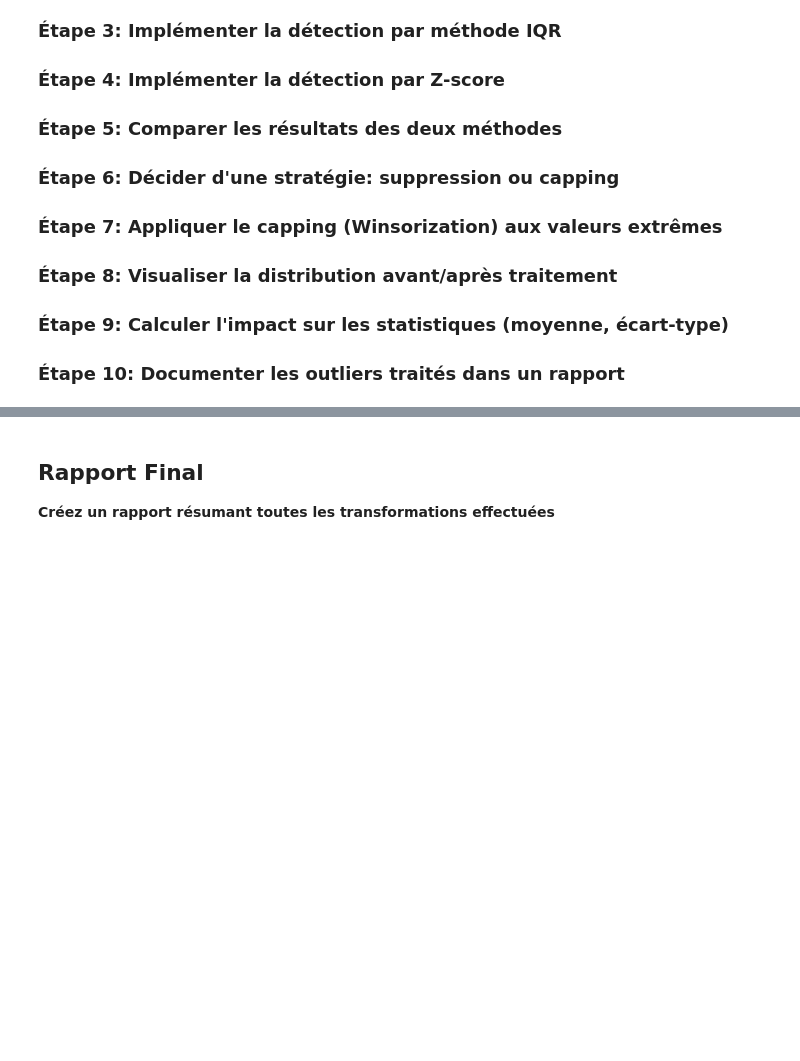
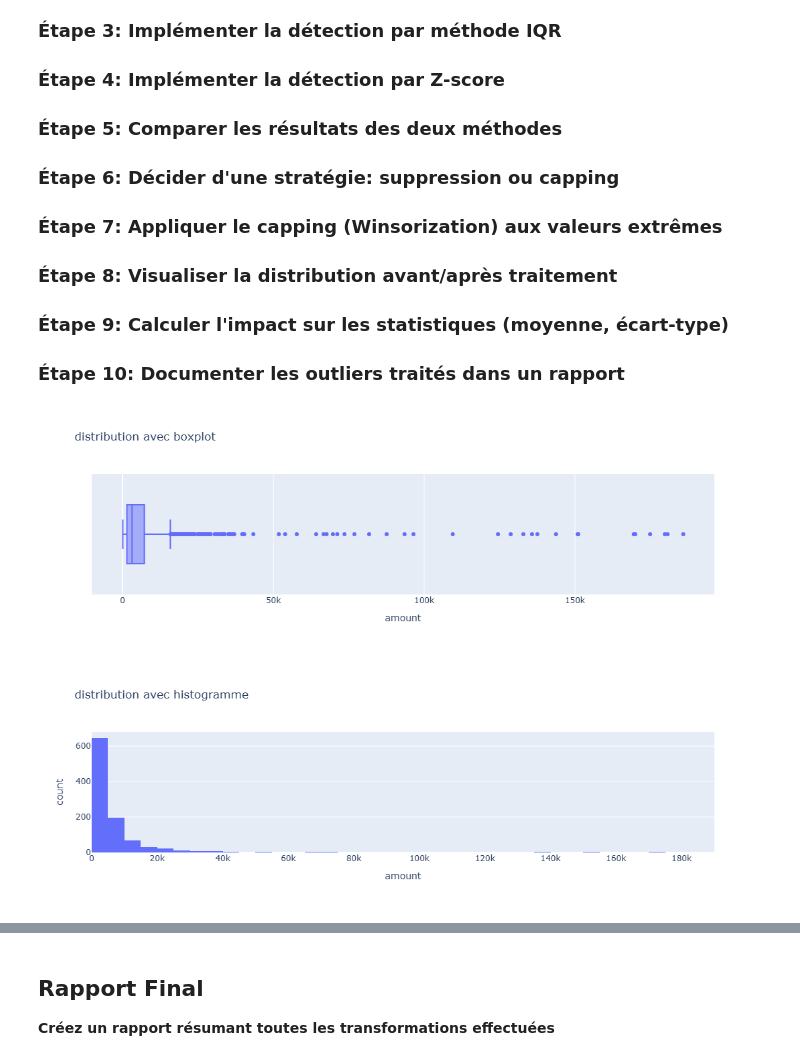
Before and after one commit to achahbounehamid/Pipeline-ETL---Ingestion-transformation-et-chargement-de-donn-es-multi-sources, a Jupyter notebook: TP/TP3_Data_Cleansing_TP3.ipynb, the cells around one changed output, grey strips where cells are left out. Drawn from its saved outputs; the diff is of its cells as text; code cells hidden in the pictures; blank space fills up the shorter version.

```diff
--- a/TP/TP3_Data_Cleansing_TP3.ipynb
+++ b/TP/TP3_Data_Cleansing_TP3.ipynb
@@ -310,2 +313,16 @@ np.float64(3952.36)
+# %%
+# ========================================
+# Étape 1: Visualiser la distribution avec boxplot et histogramme
+# ========================================
+
+# TODO: Écrivez votre code ici
+# Vérification
+fig = px.box(df, x="amount",title = "distribution avec boxplot")
+fig.show()
+fig = px.histogram(df, x="amount", title = "distribution avec histogramme")
+fig.show()
+# %% [output]
+[figure, added]
+[figure, added]
 # %%
 # ========================================
```
Also changed, not shown: parts of 18 cells of this notebook, 3 other files.
